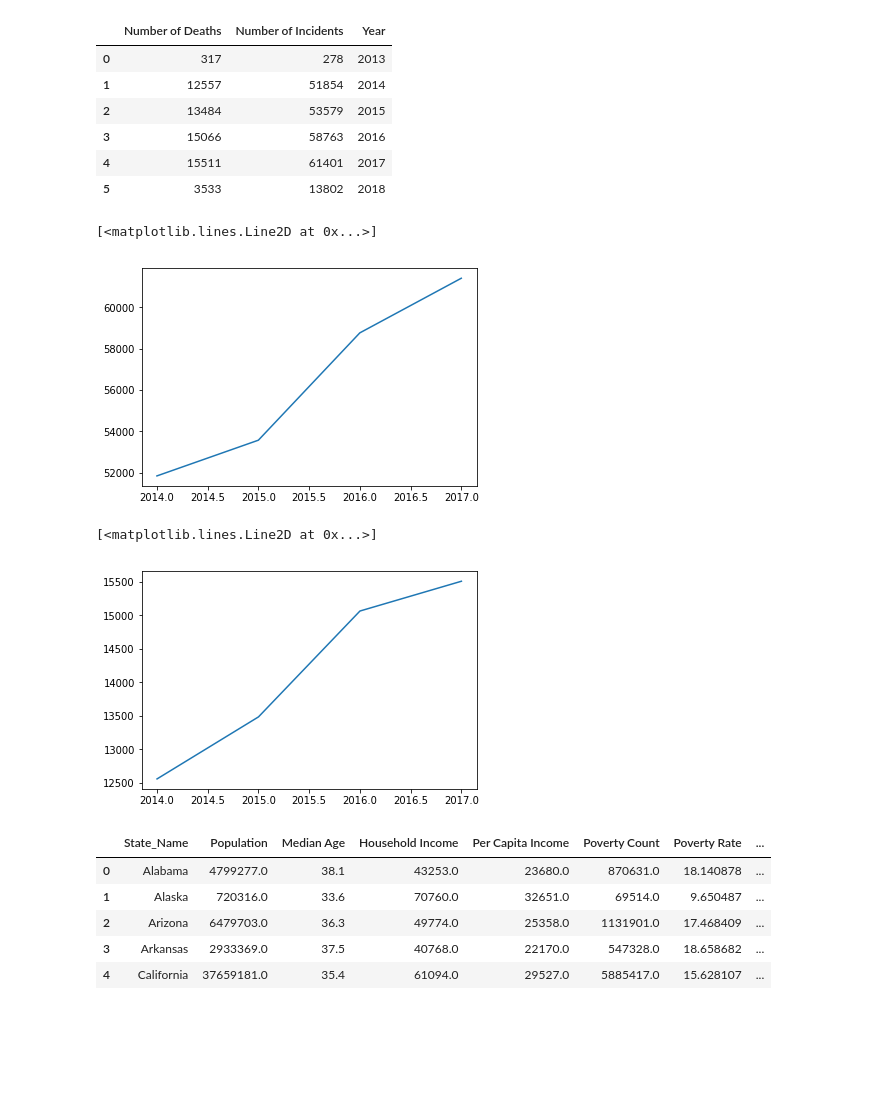
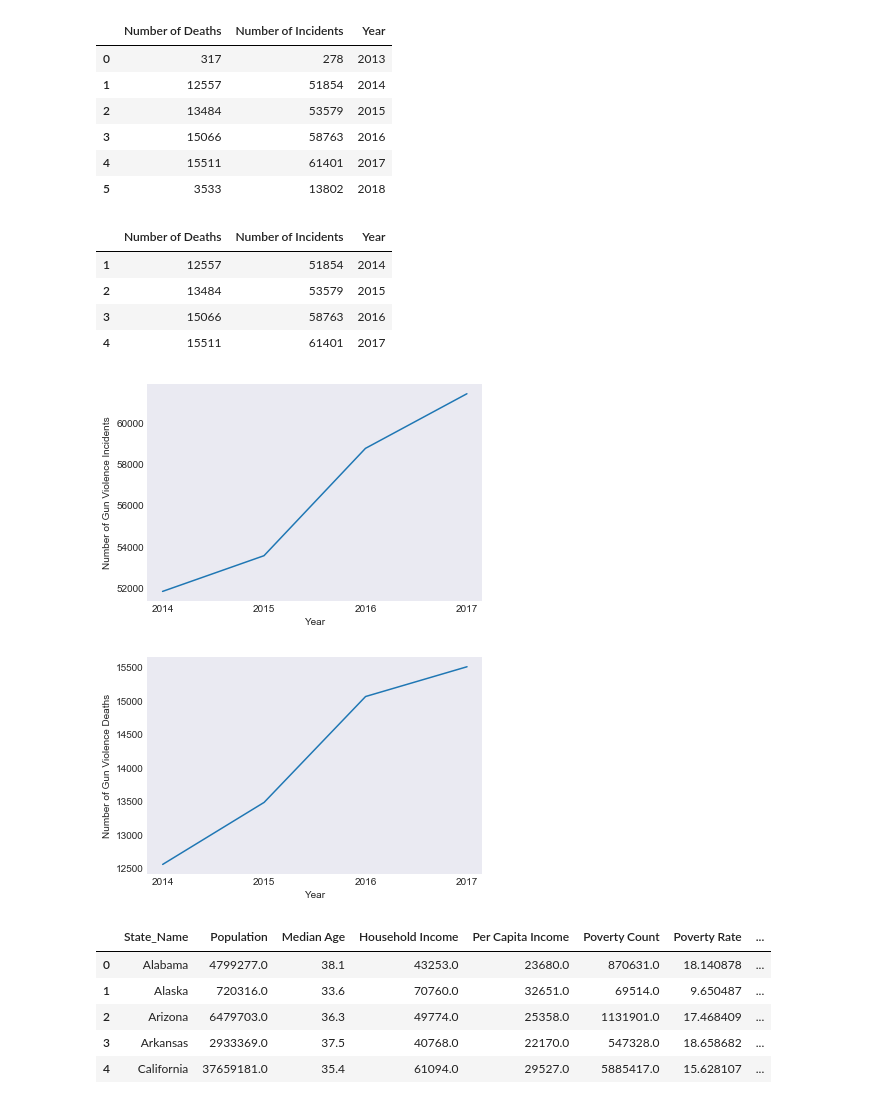
Before and after one commit to summergernon/gun_violence_analysis, a Jupyter notebook: Project_1_SG.ipynb, the cells around one changed output. Drawn from its saved outputs; the diff is of its cells as text; code cells hidden in the pictures; blank space fills up the shorter version.

```diff
--- a/Project_1_SG.ipynb
+++ b/Project_1_SG.ipynb
@@ -215,3 +173,10 @@ year_df
 # %%
 # Drop 2013 and 2018 for the purpose of the line graph
 only_few_years = year_df.drop([0,5])
+only_few_years
+# %% [output]
+|  | Number of Deaths | Number of Incidents | Year |
+| 1 | 12557 | 51854 | 2014 |
+| 2 | 13484 | 53579 | 2015 |
+| 3 | 15066 | 58763 | 2016 |
+| 4 | 15511 | 61401 | 2017 |
@@ -218,19 +187,31 @@ only_few_years = year_df.drop([0,5])
 # %%
-# Create a line plot
+# Create a line plot for number of incidents by year
 x_axis = only_few_years["Year"]
 y_axis_incidents = only_few_years["Number of Incidents"]
-y_axis_deaths = only_few_years["Number of Deaths"]
 
+
+# Format the graph
+plt.xticks(np.arange(min(x_axis), max(x_axis)+1, 1.0))
+plt.xlabel("Year")
+plt.ylabel("Number of Gun Violence Incidents")
 plt.plot(x_axis, y_axis_incidents)
+#sns.despine()
+sns.set_style("dark")
 # %% [output]
-[<matplotlib.lines.Line2D at 0x...>]
-[figure, old version]
+[figure, new version]
-# %%
-# Take the population divided by number of instances
-plt.plot(x_axis, y_axis_deaths)
-# %% [output]
-[<matplotlib.lines.Line2D at 0x...>]
-[figure, removed]
+# %%
+# Create a line plot for deaths by year
+x_axis = only_few_years["Year"]
+y_axis_deaths = only_few_years["Number of Deaths"]
+
+# Format the graph
+plt.xticks(np.arange(min(x_axis), max(x_axis) + 1, 1.0))
+plt.xlabel("Year")
+plt.ylabel("Number of Gun Violence Deaths")
+plt.plot(x_axis, y_axis_deaths)
+sns.set_style("dark")
+# %% [output]
+[figure, added]
 # %%
 # Create a stacked bar plot for states with incidents and deaths
 # population divided by incidents
```
Also changed, not shown: parts of 24 cells of this notebook.
